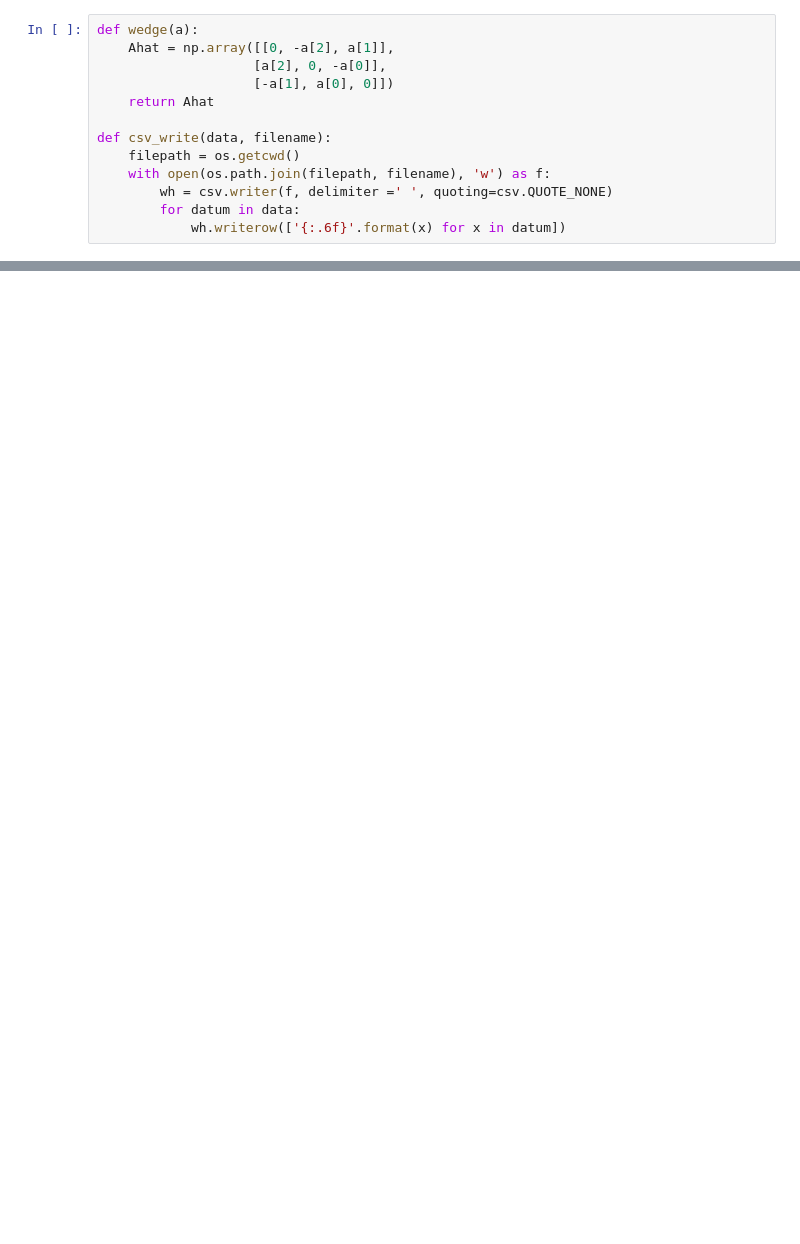
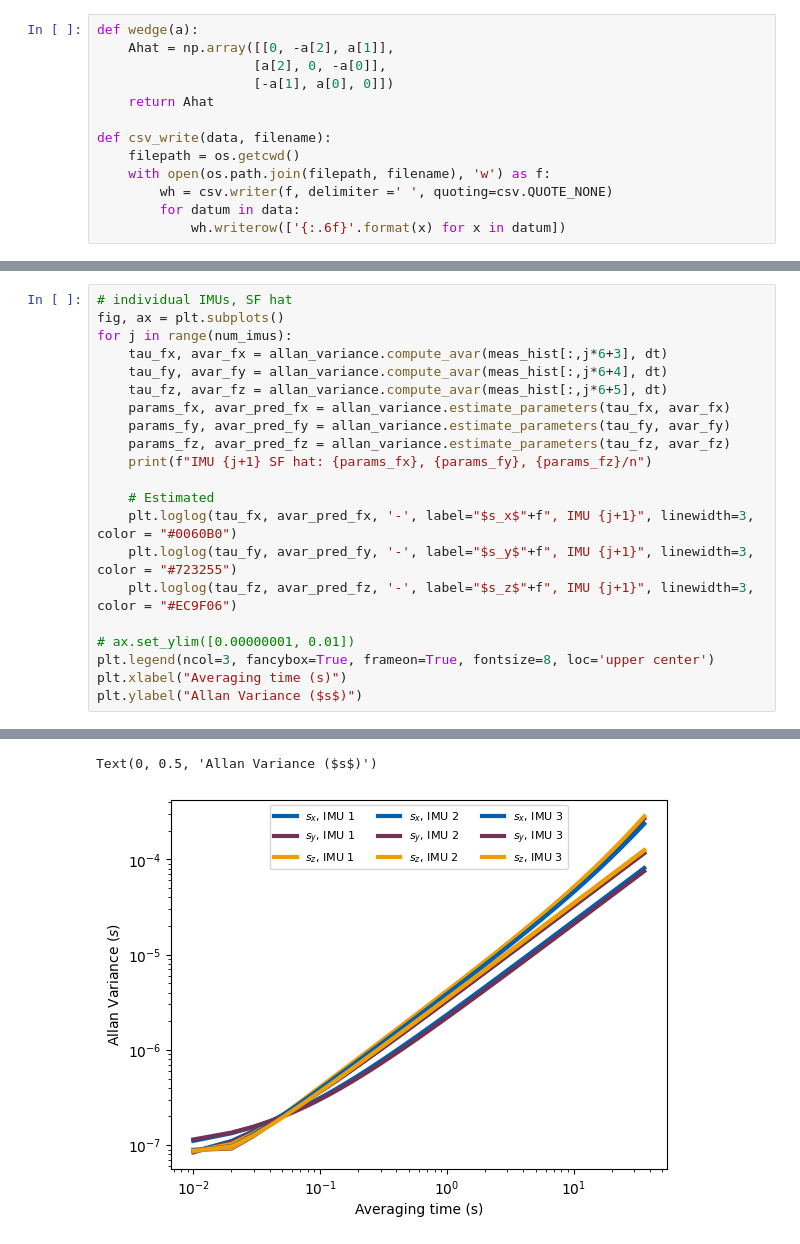
Before and after one commit to schoi355/multi_imu_fusion, a Jupyter notebook: code/gen_imu_data.ipynb, the cells around one changed output, grey strips where cells are left out. Drawn from its saved outputs; the diff is of its cells as text; blank space fills up the shorter version.

```diff
--- a/code/gen_imu_data.ipynb
+++ b/code/gen_imu_data.ipynb
@@ -115,0 +173,22 @@ Text(0.5, 0, 'Time (s)')
+# %%
+# individual IMUs, SF hat
+fig, ax = plt.subplots()
+for j in range(num_imus):
+    tau_fx, avar_fx = allan_variance.compute_avar(meas_hist[:,j*6+3], dt)
+    tau_fy, avar_fy = allan_variance.compute_avar(meas_hist[:,j*6+4], dt)
+    tau_fz, avar_fz = allan_variance.compute_avar(meas_hist[:,j*6+5], dt)
+    params_fx, avar_pred_fx = allan_variance.estimate_parameters(tau_fx, avar_fx)
+    params_fy, avar_pred_fy = allan_variance.estimate_parameters(tau_fy, avar_fy)
+    params_fz, avar_pred_fz = allan_variance.estimate_parameters(tau_fz, avar_fz)
+    print(f"IMU {j+1} SF hat: {params_fx}, {params_fy}, {params_fz}/n")
+
+    # Estimated
+    plt.loglog(tau_fx, avar_pred_fx, '-', label="$s_x$"+f", IMU {j+1}", linewidth=3, color = "#0060B0")
+    plt.loglog(tau_fy, avar_pred_fy, '-', label="$s_y$"+f", IMU {j+1}", linewidth=3, color = "#723255")
+    plt.loglog(tau_fz, avar_pred_fz, '-', label="$s_z$"+f", IMU {j+1}", linewidth=3, color = "#EC9F06")
+
+# ax.set_ylim([0.00000001, 0.01])
+plt.legend(ncol=3, fancybox=True, frameon=True, fontsize=8, loc='upper center')
+plt.xlabel("Averaging time (s)")
+plt.ylabel("Allan Variance ($s$)")
+# %% [output]
@@ -115,0 +212,2 @@ Text(0.5, 0, 'Time (s)')
+Text(0, 0.5, 'Allan Variance ($s$)')
+[figure, added]
```
Also changed, not shown: parts of 10 cells of this notebook, 4 other files.
